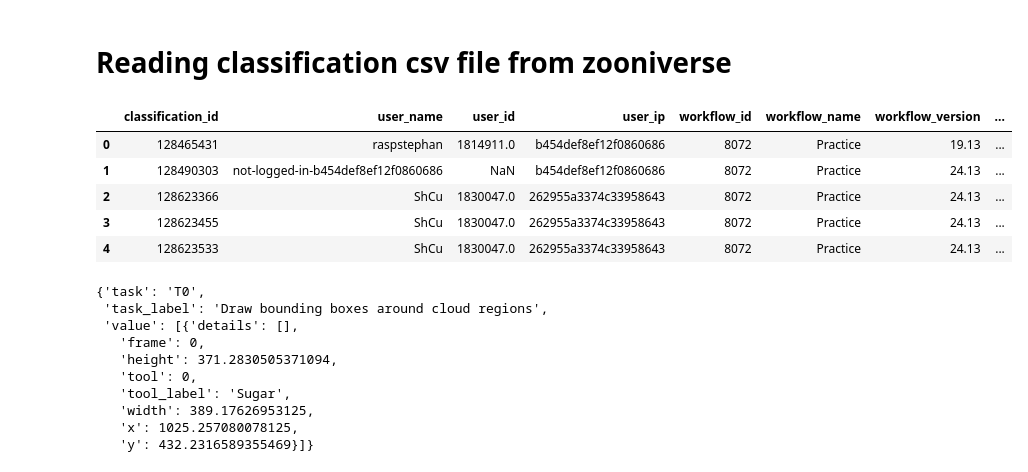
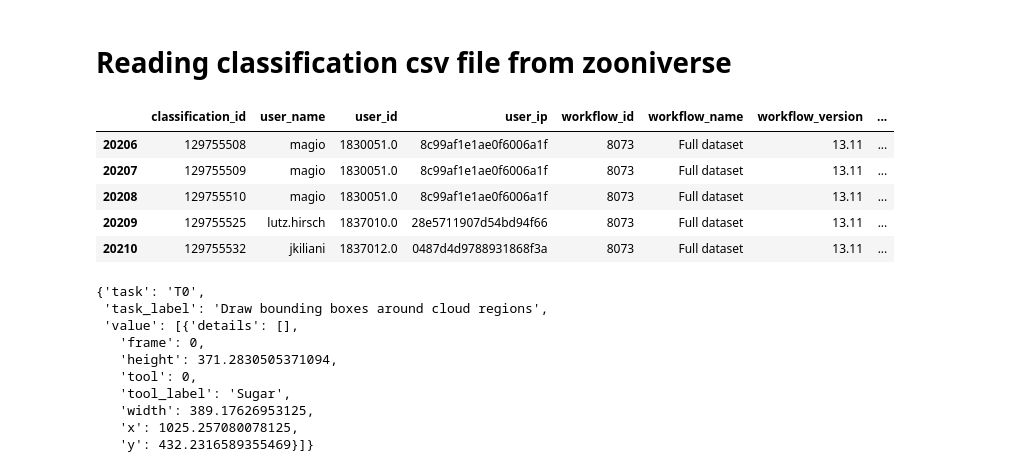
Before and after one commit to raspstephan/sugar-flower-fish-or-gravel, a Jupyter notebook: analysis/basic_analysis.ipynb, the cells around one changed output. Cells and saved outputs as stored; diff of their text form; code cells hidden in the pictures.

```diff
--- a/analysis/basic_analysis.ipynb
+++ b/analysis/basic_analysis.ipynb
@@ -61,14 +61,14 @@ def get_time_spent(obj):
     if d.total_seconds() > 3600*10: d=0
     return d.total_seconds()
 # %%
-classification_data = parse_classifications(classfile_in,json_columns=['metadata', 'annotations', 'subject_data']); classification_data.head()
+classification_data = parse_classifications(classfile_in,json_columns=['metadata', 'annotations', 'subject_data']); classification_data.tail()
 # %% [output]
 |  | classification_id | user_name | user_id | user_ip | workflow_id | workflow_name | workflow_version | ... |
-| 0 | 128465431 | raspstephan | 1814911.0 | b454def8ef12f0860686 | 8072 | Practice | 19.13 | ... |
-| 1 | 128490303 | not-logged-in-b454def8ef12f0860686 | NaN | b454def8ef12f0860686 | 8072 | Practice | 24.13 | ... |
-| 2 | 128623366 | ShCu | 1830047.0 | 262955a3374c33958643 | 8072 | Practice | 24.13 | ... |
-| 3 | 128623455 | ShCu | 1830047.0 | 262955a3374c33958643 | 8072 | Practice | 24.13 | ... |
-| 4 | 128623533 | ShCu | 1830047.0 | 262955a3374c33958643 | 8072 | Practice | 24.13 | ... |
+| 20206 | 129755508 | magio | 1830051.0 | 8c99af1e1ae0f6006a1f | 8073 | Full dataset | 13.11 | ... |
+| 20207 | 129755509 | magio | 1830051.0 | 8c99af1e1ae0f6006a1f | 8073 | Full dataset | 13.11 | ... |
+| 20208 | 129755510 | magio | 1830051.0 | 8c99af1e1ae0f6006a1f | 8073 | Full dataset | 13.11 | ... |
+| 20209 | 129755525 | lutz.hirsch | 1837010.0 | 28e5711907d54bd94f66 | 8073 | Full dataset | 13.11 | ... |
+| 20210 | 129755532 | jkiliani | 1837012.0 | 0487d4d9788931868f3a | 8073 | Full dataset | 13.11 | ... |
 # %%
 classification_data.annotations[0]
 # %% [output]
```
Also changed, not shown: parts of 7 cells of this notebook.
